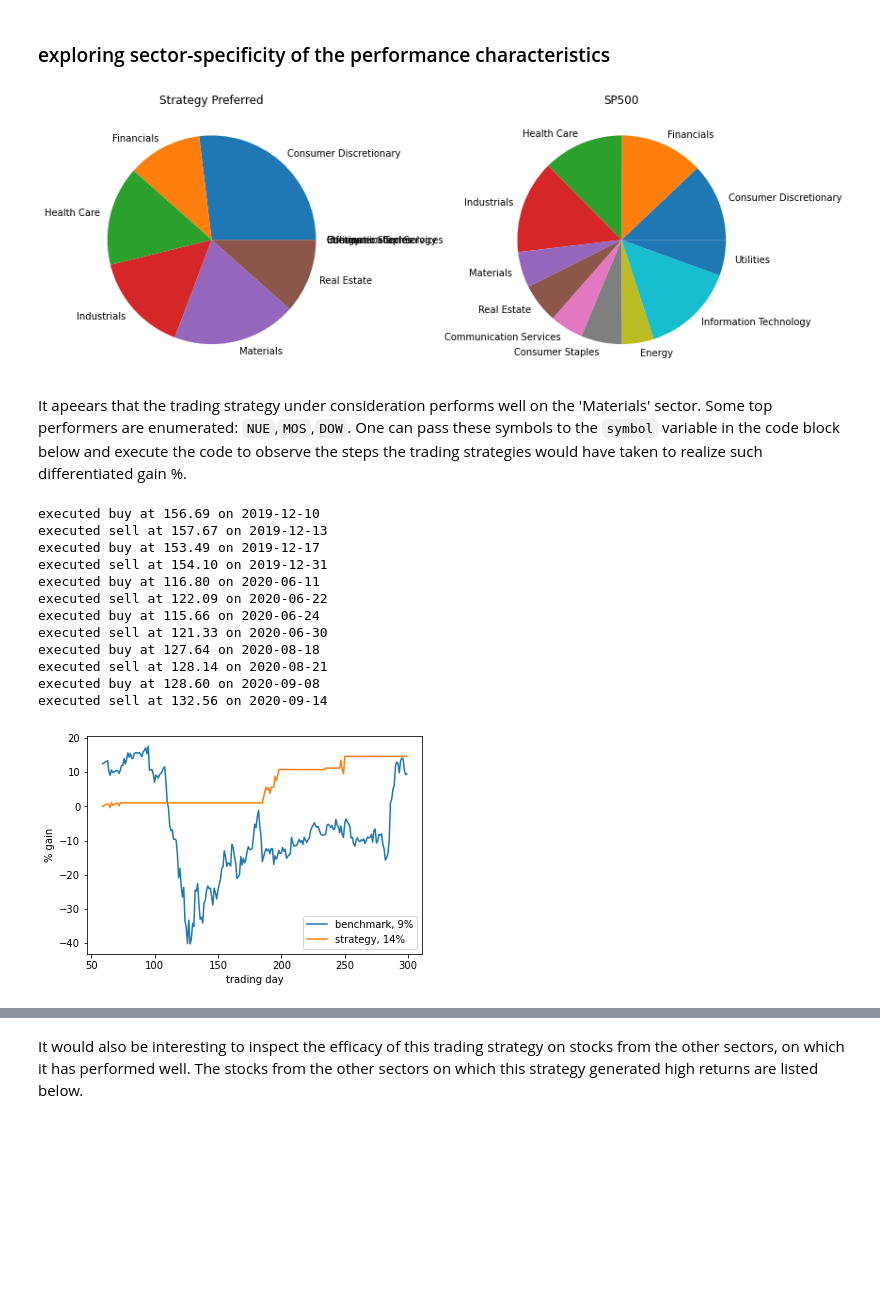
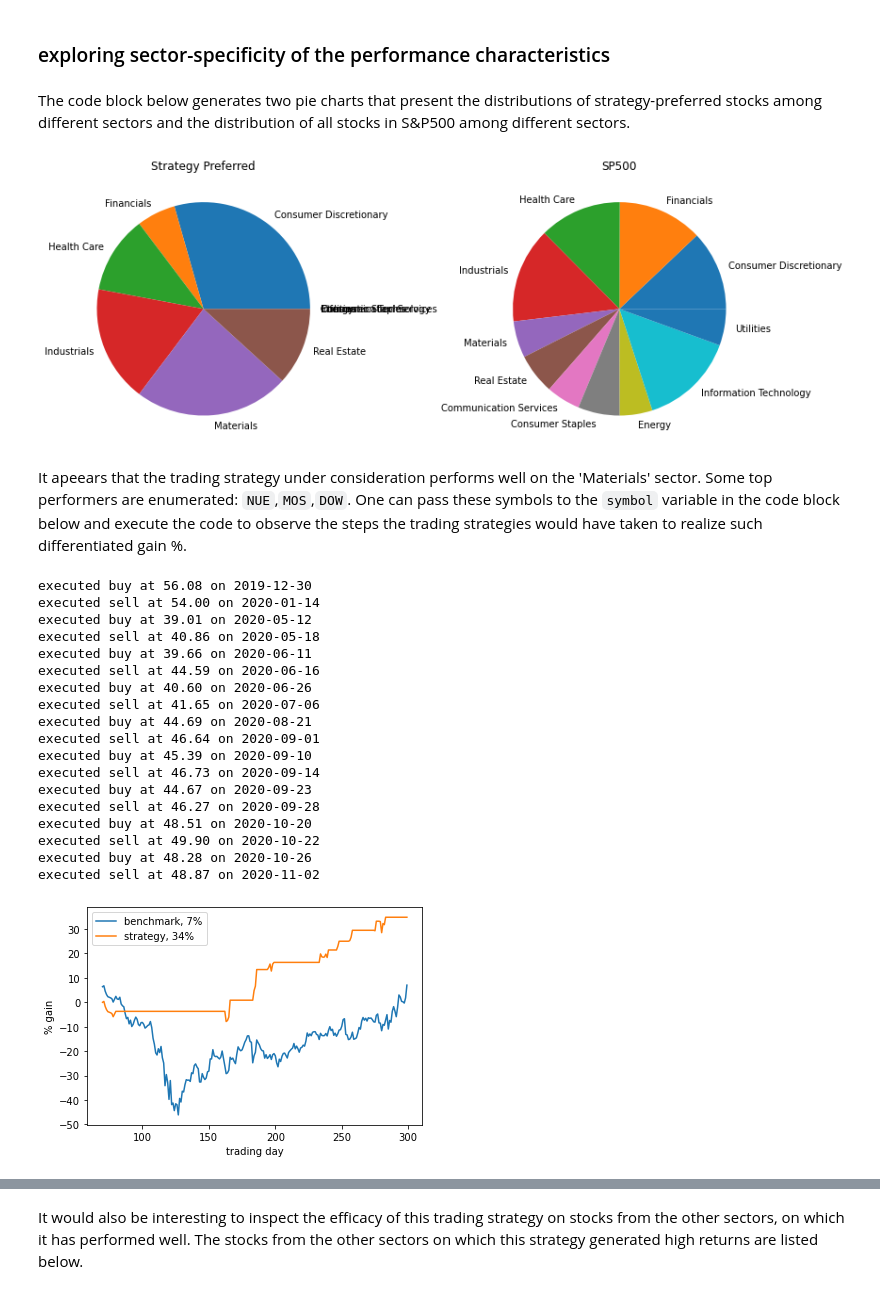
Before and after one commit to smarkzheng/stock2, a Jupyter notebook: ep1_simple_bdsr.ipynb, the cells around one changed output, grey strips where cells are left out. Drawn from its saved outputs; the diff is of its cells as text; code cells hidden in the pictures; blank space fills up the shorter version.

```diff
--- a/ep1_simple_bdsr.ipynb
+++ b/ep1_simple_bdsr.ipynb
@@ -15,8 +15,3 @@ As a first trial, the parameters are configured as follows: $n = 60, d = 10, r =
-# %%
-win_MA = 60
-win_dip = 10
-win_ral = 5
-symbol = 'SPY'
 # %%
 import pandas as pd
 import datetime
@@ -42,0 +36,3 @@ The following function `proc_stock` processes the historical price and trading i
+# %%
+df = read_stock('SPY')
+df.head(10)
@@ -66,3 +80,6 @@ def sell_sig(day):
         return True
     else:
         return False
+# %%
+df = proc_stock(df)
+df.head(10)
@@ -237,9 +252,11 @@ df_profitable.sort_values(by='Strategy Gain %',ascending=False)
 # %% [markdown]
 ### exploring sector-specificity of the performance characteristics
+# %% [markdown]
+The code block below generates two pie charts that present the distributions of strategy-preferred stocks among different sectors and the distribution of all stocks in S&P500 among different sectors.
 # %%
 df_strategy_by_sector = df_profitable[['Symbol','GICSSector']].groupby(['GICSSector']).count().rename(columns={'Symbol':'Strategy Preferred'})
-list_SP500_by_sector = list_SP500[['Symbol','GICSSector']].groupby(['GICSSector']).count().rename(columns={'Symbol':'SP500'})
-comp_by_sector = pd.concat([df_strategy_by_sector,list_SP500_by_sector],axis=1)
+df_SP500_by_sector = df_SP500[['Symbol','GICSSector']].groupby(['GICSSector']).count().rename(columns={'Symbol':'SP500'})
+comp_by_sector = pd.concat([df_strategy_by_sector,df_SP500_by_sector],axis=1)
 comp_by_sector.replace({np.nan:0},inplace=True)
 fig,(ax1,ax2) = plt.subplots(1,2,figsize=(12,6),tight_layout=True)
 ax1.pie(comp_by_sector['Strategy Preferred'].values,labels=comp_by_sector.index)
@@ -248,29 +265,34 @@ ax2.pie(comp_by_sector['SP500'].values,labels=comp_by_sector.index)
 ax2.set_title('SP500')
 plt.show()
 # %% [output]
-[figure, old version]
+[figure, new version]
 # %% [markdown]
 It apeears that the trading strategy under consideration performs well on the 'Materials' sector.  Some top performers are enumerated: `NUE`,`MOS`,`DOW`.  One can pass these symbols to the `symbol` variable in the code block below and execute the code to observe the steps the trading strategies would have taken to realize such differentiated gain %.
 # %%
 t_0 = time.time()
-symbol = 'IT'
-df = read_stock(symbol)
+df = read_stock('NUE')
 df = proc_stock(df)
 benchmark_gain,strategy_gain = paper_trade(df,1000000,show_steps=True,show_plot=True)
 SPY_benchmark = benchmark_gain
 t_f = time.time()
 print('\nsimulation took','{:.2f}'.format(t_f-t_0),'seconds')
 # %% [output]
-executed buy at 156.69 on 2019-12-10
-executed sell at 157.67 on 2019-12-13
-executed buy at 153.49 on 2019-12-17
-executed sell at 154.10 on 2019-12-31
-executed buy at 116.80 on 2020-06-11
-executed sell at 122.09 on 2020-06-22
-executed buy at 115.66 on 2020-06-24
-executed sell at 121.33 on 2020-06-30
-executed buy at 127.64 on 2020-08-18
-executed sell at 128.14 on 2020-08-21
-executed buy at 128.60 on 2020-09-08
-executed sell at 132.56 on 2020-09-14
+executed buy at 56.08 on 2019-12-30
+executed sell at 54.00 on 2020-01-14
+executed buy at 39.01 on 2020-05-12
+executed sell at 40.86 on 2020-05-18
+executed buy at 39.66 on 2020-06-11
+executed sell at 44.59 on 2020-06-16
+executed buy at 40.60 on 2020-06-26
+executed sell at 41.65 on 2020-07-06
+executed buy at 44.69 on 2020-08-21
+executed sell at 46.64 on 2020-09-01
+executed buy at 45.39 on 2020-09-10
+executed sell at 46.73 on 2020-09-14
+executed buy at 44.67 on 2020-09-23
+executed sell at 46.27 on 2020-09-28
+executed buy at 48.51 on 2020-10-20
+executed sell at 49.90 on 2020-10-22
+executed buy at 48.28 on 2020-10-26
+executed sell at 48.87 on 2020-11-02
-[figure, old version]
+[figure, new version]
```
Also changed, not shown: parts of 18 cells of this notebook.
